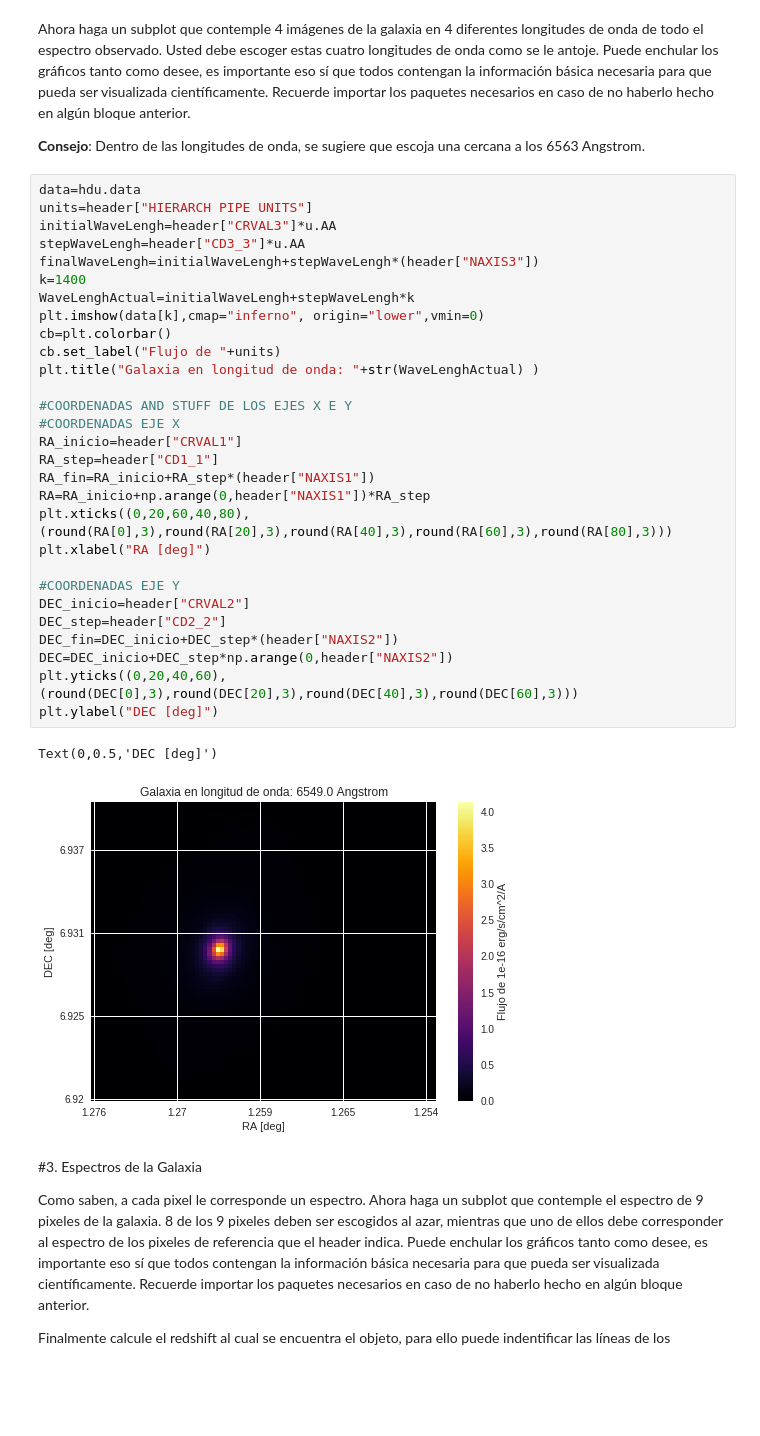
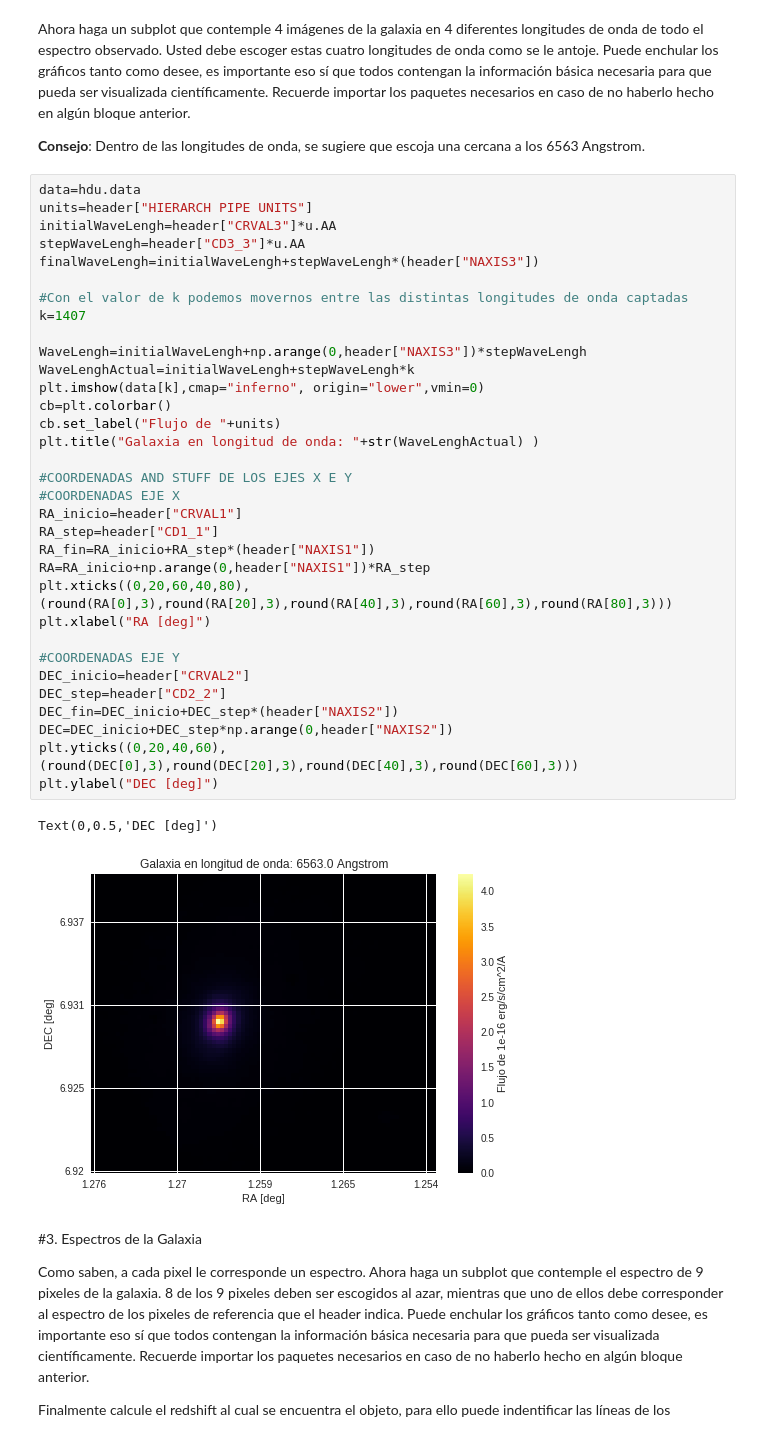
Before and after one commit to kosarrara/minitarea4, a Jupyter notebook: minitarea4.ipynb, the cells around one changed output. Drawn from its saved outputs; the diff is of its cells as text; blank space fills up the shorter version.

```diff
--- a/minitarea4.ipynb
+++ b/minitarea4.ipynb
@@ -72,35 +72,39 @@ Ahora haga un subplot que contemple 4 imágenes de la galaxia en 4 diferentes lo
 # %%
 data=hdu.data
 units=header["HIERARCH PIPE UNITS"]
 initialWaveLengh=header["CRVAL3"]*u.AA
 stepWaveLengh=header["CD3_3"]*u.AA
 finalWaveLengh=initialWaveLengh+stepWaveLengh*(header["NAXIS3"])
-k=1400
+
+#Con el valor de k podemos movernos entre las distintas longitudes de onda captadas
+k=1407
+
+WaveLengh=initialWaveLengh+np.arange(0,header["NAXIS3"])*stepWaveLengh
 WaveLenghActual=initialWaveLengh+stepWaveLengh*k
 plt.imshow(data[k],cmap="inferno", origin="lower",vmin=0)
 cb=plt.colorbar()
 cb.set_label("Flujo de "+units)
 plt.title("Galaxia en longitud de onda: "+str(WaveLenghActual) )
 
 #COORDENADAS AND STUFF DE LOS EJES X E Y
 #COORDENADAS EJE X
 RA_inicio=header["CRVAL1"]
 RA_step=header["CD1_1"]
 RA_fin=RA_inicio+RA_step*(header["NAXIS1"])
 RA=RA_inicio+np.arange(0,header["NAXIS1"])*RA_step
 plt.xticks((0,20,60,40,80), (round(RA[0],3),round(RA[20],3),round(RA[40],3),round(RA[60],3),round(RA[80],3)))
 plt.xlabel("RA [deg]")
 
 #COORDENADAS EJE Y
 DEC_inicio=header["CRVAL2"]
 DEC_step=header["CD2_2"]
 DEC_fin=DEC_inicio+DEC_step*(header["NAXIS2"])
 DEC=DEC_inicio+DEC_step*np.arange(0,header["NAXIS2"])
 plt.yticks((0,20,40,60),(round(DEC[0],3),round(DEC[20],3),round(DEC[40],3),round(DEC[60],3)))
 plt.ylabel("DEC [deg]")
 # %% [output]
 Text(0,0.5,'DEC [deg]')
-[figure, old version]
+[figure, new version]
 # %% [markdown]
 #3. Espectros de la Galaxia
 
```
Also changed, not shown: parts of 1 cell of this notebook.
